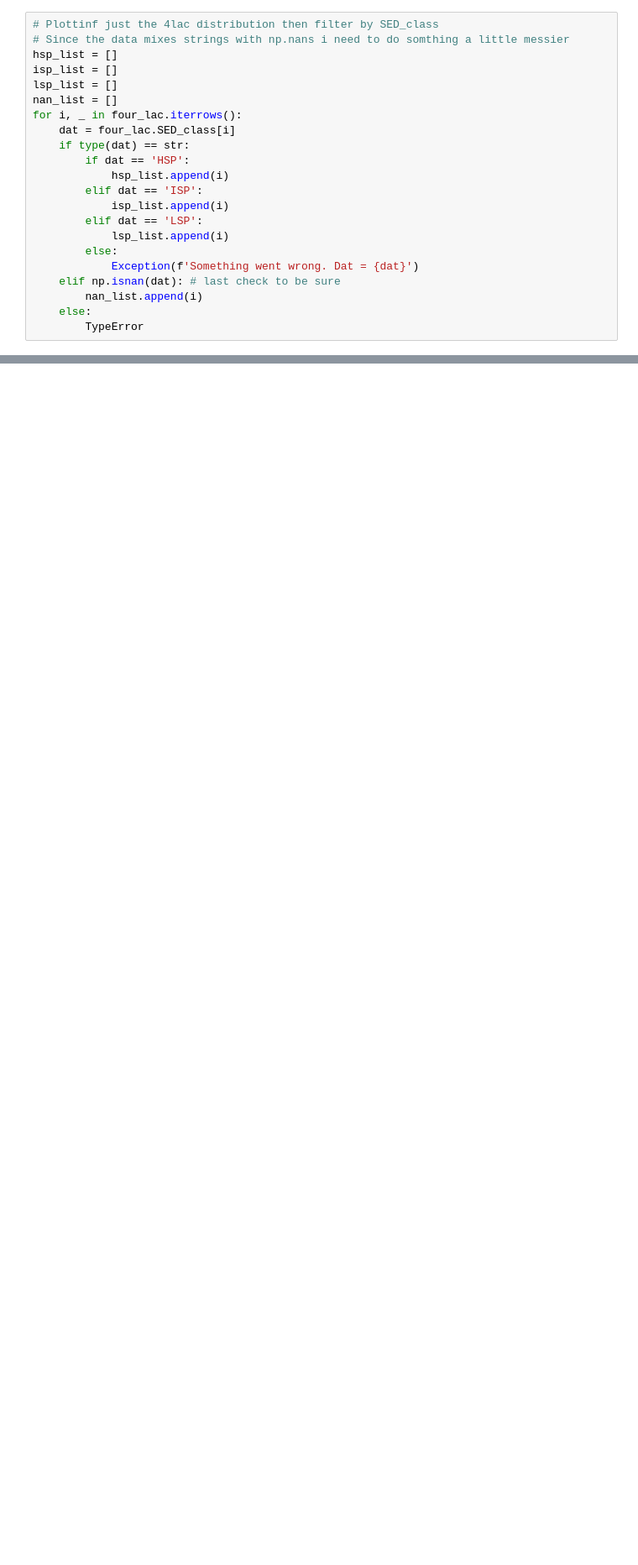
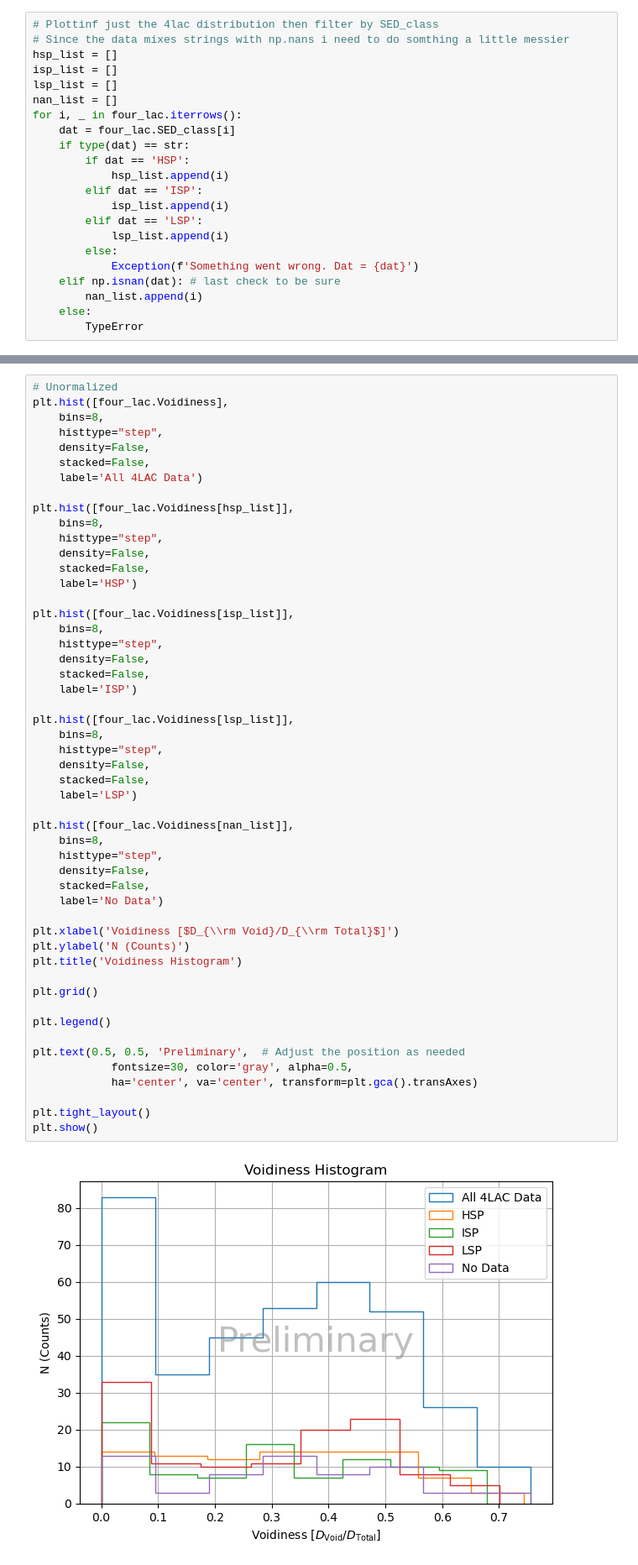
Before and after one commit to Cranberry-Juice/GRS-V, a Jupyter notebook: voidiness_plots.ipynb, the cells around one changed output, grey strips where cells are left out. Shown at 84% size. Drawn from its saved outputs; the diff is of its cells as text; blank space fills up the shorter version.

```diff
--- a/voidiness_plots.ipynb
+++ b/voidiness_plots.ipynb
@@ -134,2 +143,55 @@ custom_plot_hist(VOIDINESS_DATA, LABELS, BINS)
 # %% [output]
 [figure]
+# %%
+# Unormalized
+plt.hist([four_lac.Voidiness],
+    bins=8,
+    histtype="step",
+    density=False,
+    stacked=False,
+    label='All 4LAC Data')
+
+plt.hist([four_lac.Voidiness[hsp_list]],
+    bins=8,
+    histtype="step",
+    density=False,
+    stacked=False,
+    label='HSP')
+
+plt.hist([four_lac.Voidiness[isp_list]],
+    bins=8,
+    histtype="step",
+    density=False,
+    stacked=False,
+    label='ISP')
+
+plt.hist([four_lac.Voidiness[lsp_list]],
+    bins=8,
+    histtype="step",
+    density=False,
+    stacked=False,
+    label='LSP')
+
+plt.hist([four_lac.Voidiness[nan_list]],
+    bins=8,
+    histtype="step",
+    density=False,
+    stacked=False,
+    label='No Data')
+
+plt.xlabel('Voidiness [$D_{\\rm Void}/D_{\\rm Total}$]')
+plt.ylabel('N (Counts)')
+plt.title('Voidiness Histogram')
+
+plt.grid()
+
+plt.legend()
+
+plt.text(0.5, 0.5, 'Preliminary',  # Adjust the position as needed
+            fontsize=30, color='gray', alpha=0.5,
+            ha='center', va='center', transform=plt.gca().transAxes)
+
+plt.tight_layout()
+plt.show()
+# %% [output]
+[figure, added]
```
Also changed, not shown: parts of 3 cells of this notebook.
